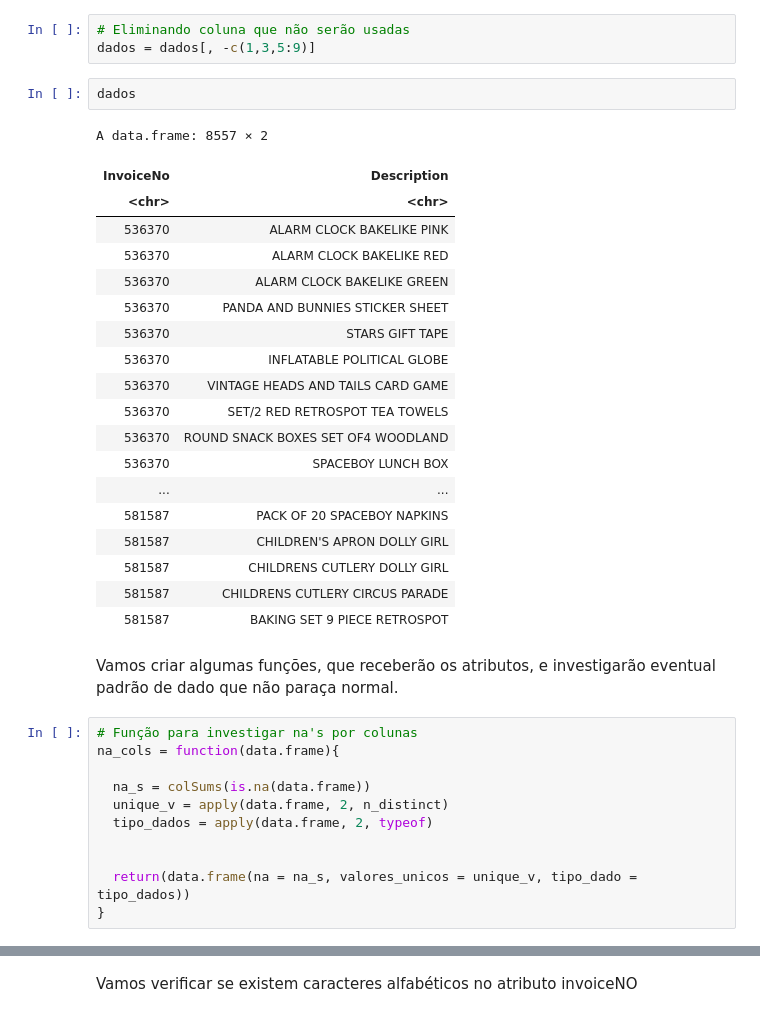
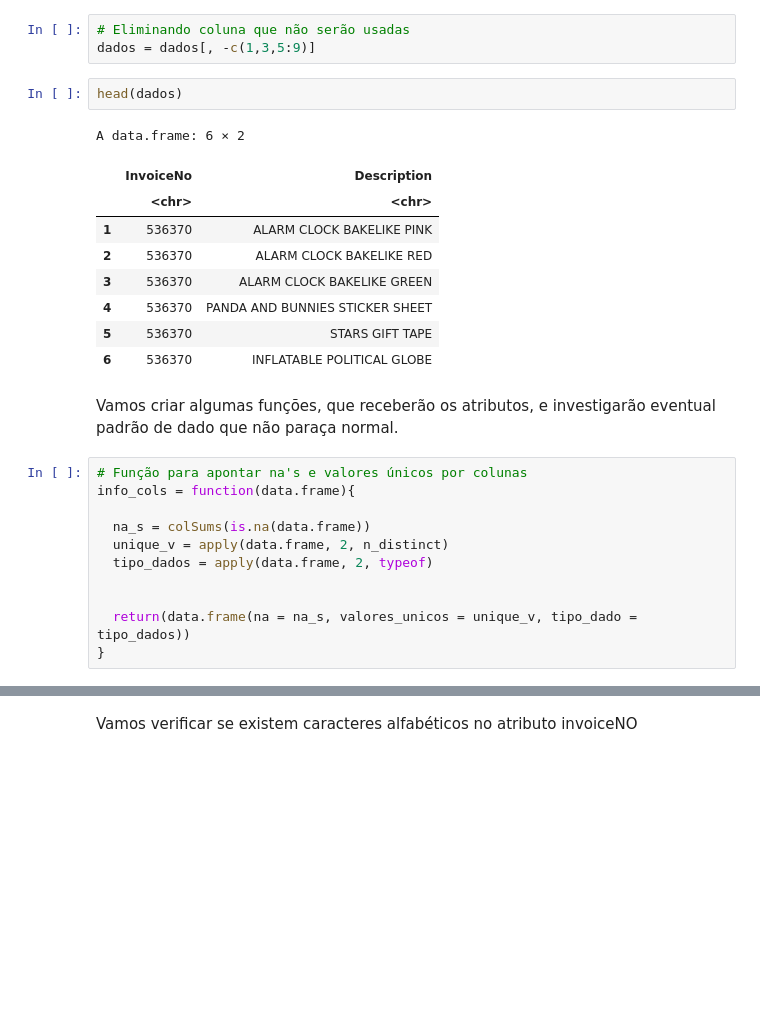
Before and after one commit to Fagner608/MAB_apriori_with_R, a Jupyter notebook: MBA_APRIORI.ipynb, the cells around one changed output, grey strips where cells are left out. Saved outputs shown, nothing was run; the diff lists cells and outputs as text; blank space fills up the shorter version.

```diff
--- a/MBA_APRIORI.ipynb
+++ b/MBA_APRIORI.ipynb
@@ -130,33 +115,23 @@ A data.frame: 8557 × 9
 # %%
 # Eliminando coluna que não serão usadas
 dados = dados[, -c(1,3,5:9)]
-# %%
-dados
-# %% [output]
-A data.frame: 8557 × 2
-| InvoiceNo | Description |
-| <chr> | <chr> |
-| 536370 | ALARM CLOCK BAKELIKE PINK |
-| 536370 | ALARM CLOCK BAKELIKE RED |
-| 536370 | ALARM CLOCK BAKELIKE GREEN |
-| 536370 | PANDA AND BUNNIES STICKER SHEET |
-| 536370 | STARS GIFT TAPE |
-| 536370 | INFLATABLE POLITICAL GLOBE |
-| 536370 | VINTAGE HEADS AND TAILS CARD GAME |
-| 536370 | SET/2 RED RETROSPOT TEA TOWELS |
-| 536370 | ROUND SNACK BOXES SET OF4 WOODLAND |
-| 536370 | SPACEBOY LUNCH BOX |
-| ... | ... |
-| 581587 | PACK OF 20 SPACEBOY NAPKINS |
-| 581587 | CHILDREN'S APRON DOLLY GIRL |
-| 581587 | CHILDRENS CUTLERY DOLLY GIRL |
-| 581587 | CHILDRENS CUTLERY CIRCUS PARADE |
-| 581587 | BAKING SET 9 PIECE RETROSPOT |
+# %%
+head(dados)
+# %% [output]
+A data.frame: 6 × 2
+|  | InvoiceNo | Description |
+|  | <chr> | <chr> |
+| 1 | 536370 | ALARM CLOCK BAKELIKE PINK |
+| 2 | 536370 | ALARM CLOCK BAKELIKE RED |
+| 3 | 536370 | ALARM CLOCK BAKELIKE GREEN |
+| 4 | 536370 | PANDA AND BUNNIES STICKER SHEET |
+| 5 | 536370 | STARS GIFT TAPE |
+| 6 | 536370 | INFLATABLE POLITICAL GLOBE |
 # %% [markdown]
 Vamos criar algumas funções, que receberão os atributos, e investigarão eventual padrão de dado que não paraça normal.
 # %%
-# Função para investigar na's por colunas
-na_cols = function(data.frame){
+# Função para apontar na's e valores únicos por colunas
+info_cols = function(data.frame){
 
   na_s = colSums(is.na(data.frame))
   unique_v = apply(data.frame, 2, n_distinct)
```
Also changed, not shown: parts of 19 cells of this notebook.
